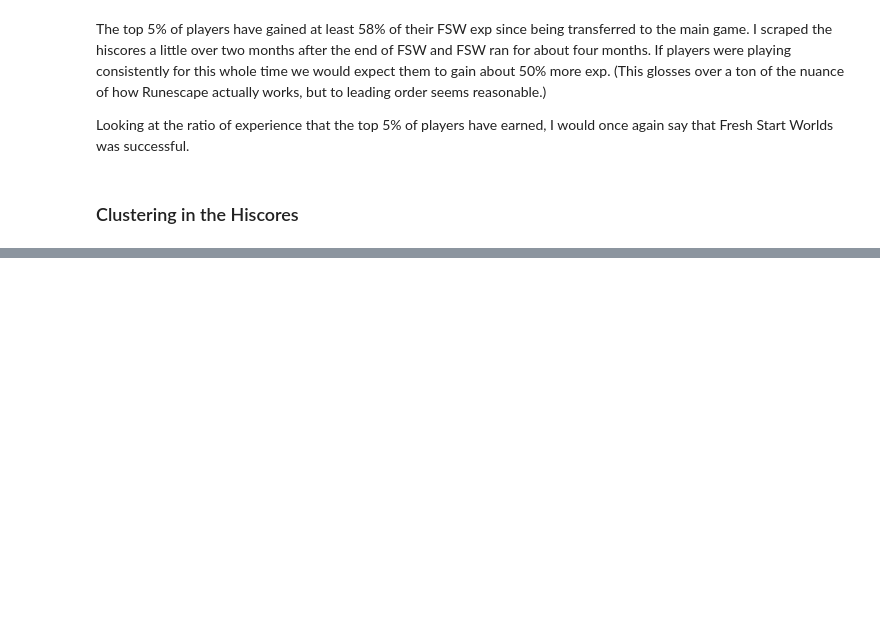
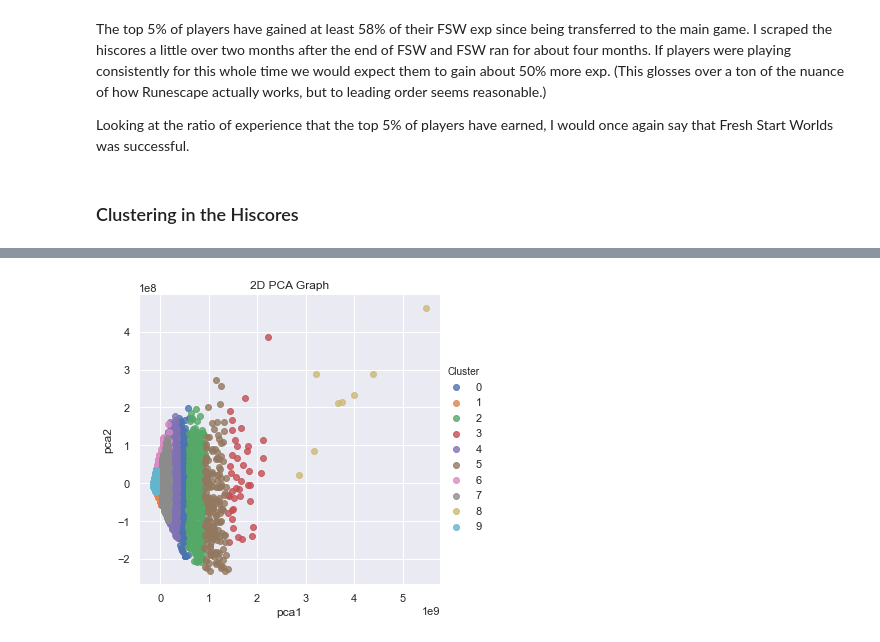
Before and after one commit to trevbrunnen/RunescapeFSW, a Jupyter notebook: FSW Hiscores Analysis - Continuing Players.ipynb, the cells around one changed output, grey strips where cells are left out. Saved outputs shown, nothing was run; the diff lists cells and outputs as text; code cells hidden in the pictures; blank space fills up the shorter version.

```diff
--- a/FSW Hiscores Analysis - Continuing Players.ipynb
+++ b/FSW Hiscores Analysis - Continuing Players.ipynb
@@ -248,0 +276,18 @@ Score was 42847832.09534741 for 29 clusters.
+# %%
+pca_df = pd.DataFrame(pca_features, columns = ['pca1','pca2'])
+pca_df['Cluster'] = kmeans.predict(currentexp)
+# %%
+sns.set()
+sns.lmplot(
+    x = 'pca1',
+    y = 'pca2',
+    data = pca_df,
+    hue = 'Cluster',
+    fit_reg = False,
+    legend = True
+    )
+
+plt.title('2D PCA Graph')
+plt.show()
+# %% [output]
+[figure, added]
```
Also changed, not shown: parts of 22 cells of this notebook.
